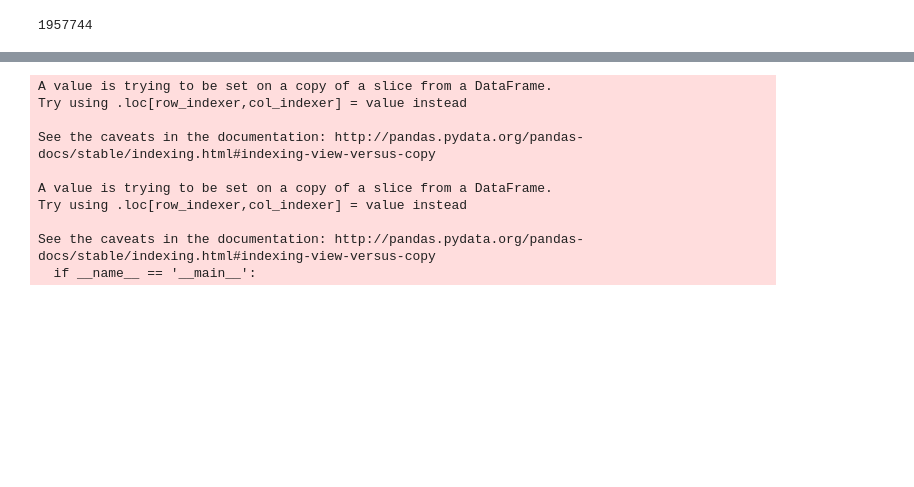
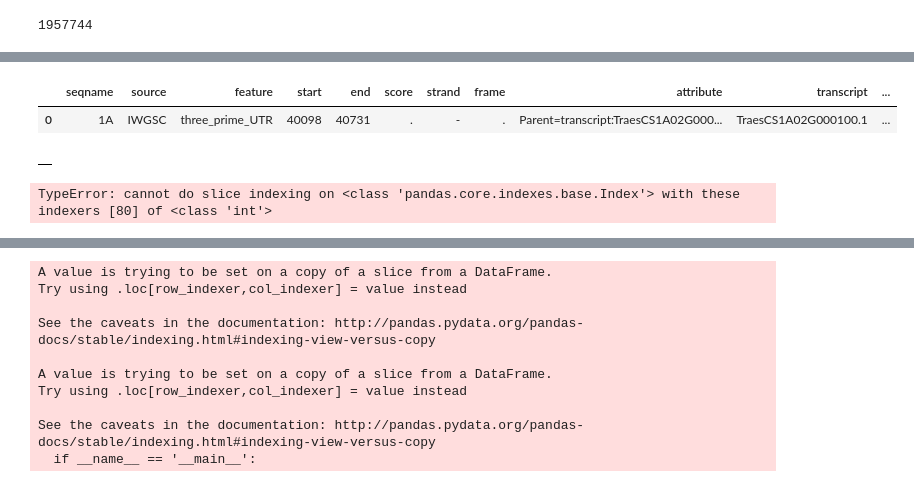
Before and after one commit to juancresc/mirna_mite, a Jupyter notebook: 2_analysis/2_cleavage.ipynb, the cells around one changed output, grey strips where cells are left out. Drawn from its saved outputs; the diff is of its cells as text; code cells hidden in the pictures; blank space fills up the shorter version.

```diff
--- a/2_analysis/2_cleavage.ipynb
+++ b/2_analysis/2_cleavage.ipynb
@@ -146,0 +131,14 @@ for k,v in df_ann.iterrows():
+# %%
+transcript = False
+has_three = False
+has_five = False
+res = []
+for k,v in df_ann.head(150).iterrows():
+    if v.transcript != transcript or not has_three or not has_five:
+        if not has_three and v.feature == 'three_prime_UTR':
+            res.append(k)
+            has_three = True
+        if has_five and v.feature == 'five_prime_UTR':
+            res.append(k)
+            has_five = True
+    transcript = v.transcript
@@ -147,5 +149,18 @@ for k,v in df_ann.iterrows():
+# %%
+df_ann_clean = df_ann[df_ann.index.isin(res)]
+# %%
+df_ann_clean
+# %% [output]
+|  | seqname | source | feature | start | end | score | strand | frame | attribute | transcript | ... |
+| 0 | 1A | IWGSC | three_prime_UTR | 40098 | 40731 | . | - | . | Parent=transcript:TraesCS1A02G000... | TraesCS1A02G000100.1 | ... |
 # %%
-df_ann.head(5)
+df_ann
+# %% [output]
+|  |
+# %%
+df_ann.loc[80:110]
+# %% [output]
+TypeError: cannot do slice indexing on <class 'pandas.core.indexes.base.Index'> with these indexers [80] of <class 'int'>
 # %%
 df_anns = {}
 for transcript in df.Transcript.unique():
```
Also changed, not shown: parts of 14 cells of this notebook, 1 other file.
